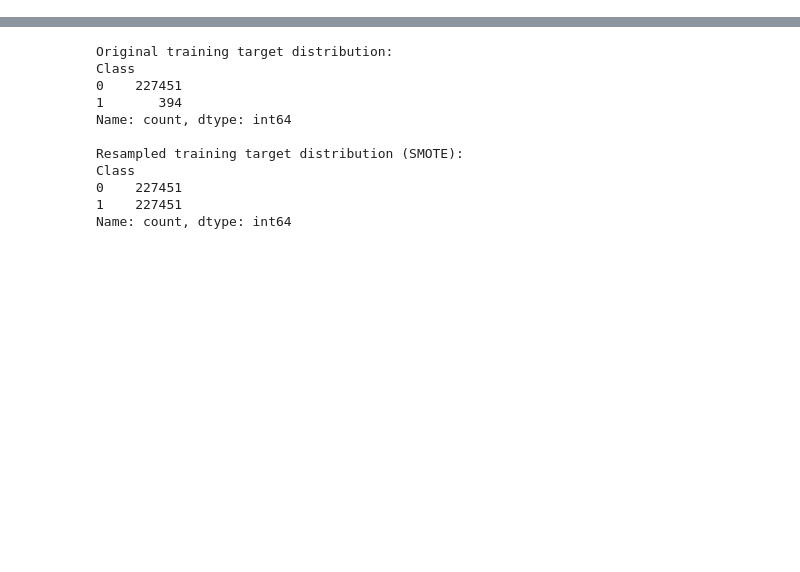
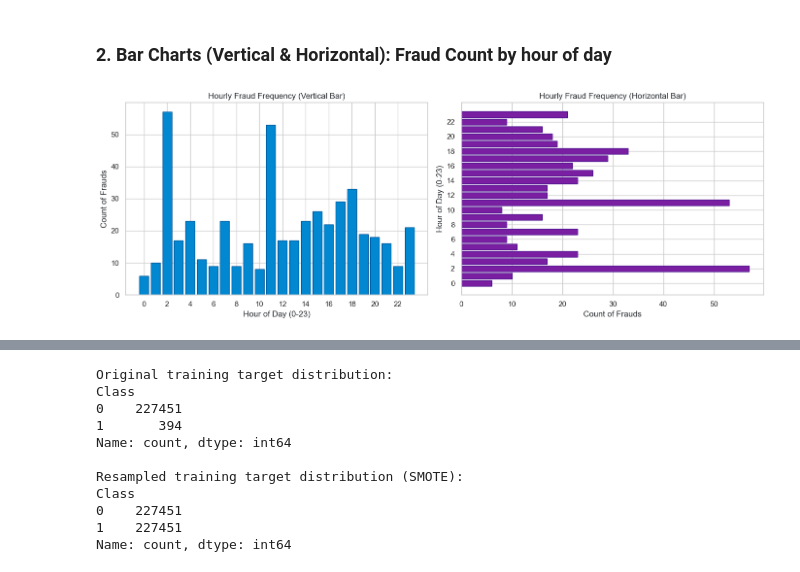
Before and after one commit to binodshahnepal/DataAnalysis, a Jupyter notebook: fraud.ipynb, the cells around one changed output, grey strips where cells are left out. Cells and saved outputs as stored; diff of their text form; code cells hidden in the pictures; blank space fills up the shorter version.

```diff
--- a/fraud.ipynb
+++ b/fraud.ipynb
@@ -198,0 +171,25 @@ We will evaluate two methods:
+# %% [markdown]
+### 2. Bar Charts (Vertical & Horizontal): Fraud Count by hour of day
+# %%
+hourly_fraud = df.groupby('Hour')['Class'].sum()
+
+fig, axes = plt.subplots(1, 2, figsize=(14, 5))
+
+# Vertical Bar Chart
+axes[0].bar(hourly_fraud.index, hourly_fraud.values, color='#0288D1', edgecolor='#01579B')
+axes[0].set_xlabel('Hour of Day (0-23)')
+axes[0].set_ylabel('Count of Frauds')
+axes[0].set_title('Hourly Fraud Frequency (Vertical Bar)')
+axes[0].set_xticks(range(0, 24, 2))
+
+# Horizontal Bar Chart
+axes[1].barh(hourly_fraud.index, hourly_fraud.values, color='#7B1FA2', edgecolor='#4A148C')
+axes[1].set_ylabel('Hour of Day (0-23)')
+axes[1].set_xlabel('Count of Frauds')
+axes[1].set_title('Hourly Fraud Frequency (Horizontal Bar)')
+axes[1].set_yticks(range(0, 24, 2))
+
+plt.tight_layout()
+plt.show()
+# %% [output]
+[figure, added]
```
Also changed, not shown: parts of 69 cells of this notebook.
